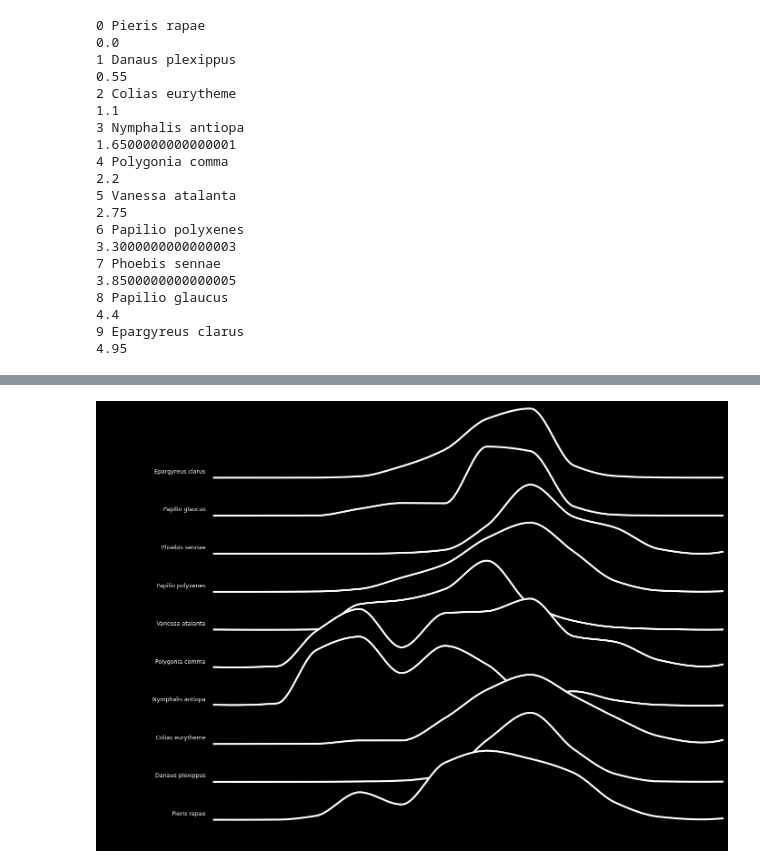
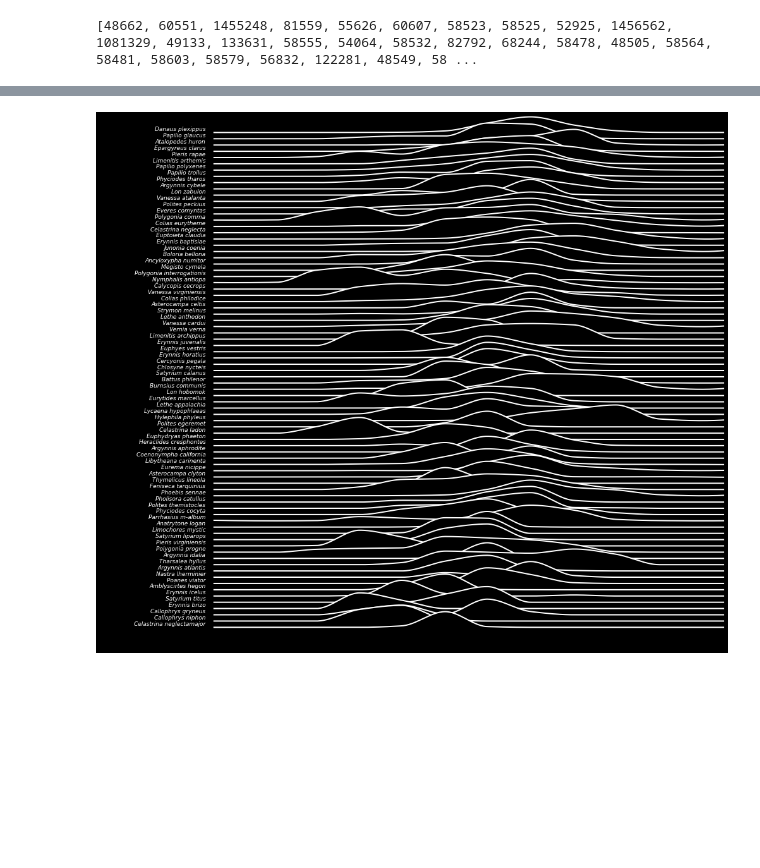
Before and after one commit to sengutengu/butterfly-joyplot, a Jupyter notebook: joyplot.ipynb, the cells around one changed output, grey strips where cells are left out. Saved outputs shown, nothing was run; the diff lists cells and outputs as text; code cells hidden in the pictures; blank space fills up the shorter version.

Commit message:
Scaled to 80 species

```diff
--- a/joyplot.ipynb
+++ b/joyplot.ipynb
@@ -14,3 +27,13 @@ print(taxon_ids)
+# %%
+taxa = {}
+for i, item in enumerate(top_species, 1):
+    taxon_info = item['taxon']
+    taxa[taxon_info['id']] = taxon_info['name']
+
+taxon_ids = [key for key, value in taxa.items()]
+print(taxon_ids)
+# %% [output]
+[48662, 60551, 1455248, 81559, 55626, 60607, 58523, 58525, 52925, 1456562, 1081329, 49133, 133631, 58555, 54064, 58532, 82792, 68244, 58478, 48505, 58564, 58481, 58603, 58579, 56832, 122281, 48549, 58 ...
 # %%
 # Convert months to approximate middle-of-month day of year
 month_days = np.array([
@@ -31,7 +54,11 @@ month_days = np.array([
 days = np.arange(1, 366)
 # %%
 def get_curve(taxon_id):
-    histogram = get_observation_histogram(taxon_id=taxon_id, place_id=42, quality_grade='research')
+    histogram = get_observation_histogram(
+        taxon_id=taxon_id,
+        place_id=42,
+        quality_grade='research'
+    )
 
     months = np.array(list(histogram.keys()))
     observations = np.array(list(histogram.values()))
@@ -45,24 +72,23 @@ def get_curve(taxon_id):
     return daily_normalized
 # %%
 phenology = {}
-
 for taxon in taxon_ids:
     phenology[taxon] = get_curve(taxon)
+    time.sleep(1)
+
+# Reverse dict to put species with most observations at the top
+phenology = dict(reversed(phenology.items()))
 # %%
-# Plot
-fig, ax = plt.subplots(figsize=(14, 10))
+fig, ax = plt.subplots(figsize=(14, 12))
 
 fig.patch.set_facecolor("black")
 ax.set_facecolor("black")
 
-spacing = 0.55
+spacing = 0.4
 
 for i, (taxon, curve) in enumerate(phenology.items()):
 
-    print(i, taxa[taxon])
-
     baseline = i * spacing
-    print(baseline)
     y = baseline + curve
 
     ax.fill_between(
@@ -72,60 +98,42 @@ for i, (taxon, curve) in enumerate(phenology.items()):
         zorder=len(phenology)-i
     )
 
+
     ax.plot(
         days,
         y,
-        linewidth=3,
+        linewidth=2,
         color="white",
         zorder=len(phenology)-i
     )
 
     # Species label
     ax.text(
         -5,
         baseline + 0.05,
         taxa[taxon],
         ha="right",
         va="bottom",
         fontsize=9,
-        color="white"
+        color="white",
+        style="italic"
     )
 
 
 # Formatting
 ax.set_xlim(-80, 365)
 ax.set_ylim(-0.1, (len(phenology) - 1) * spacing + 1.05)
 
 ax.set_yticks([])
 
 ax.set_xlabel("Day of year")
 
 ax.spines["top"].set_visible(False)
 ax.spines["right"].set_visible(False)
 ax.spines["left"].set_visible(False)
 
 plt.tight_layout()
 plt.show()
 # %% [output]
-0 Pieris rapae
-0.0
-1 Danaus plexippus
-0.55
-2 Colias eurytheme
-1.1
-3 Nymphalis antiopa
-1.6500000000000001
-4 Polygonia comma
-2.2
-5 Vanessa atalanta
-2.75
-6 Papilio polyxenes
-3.3000000000000003
-7 Phoebis sennae
-3.8500000000000005
-8 Papilio glaucus
-4.4
-9 Epargyreus clarus
-4.95
 [interactive output not drawn]
-[figure, old version]
+[figure, new version]
```
Also changed, not shown: parts of 3 cells of this notebook.
